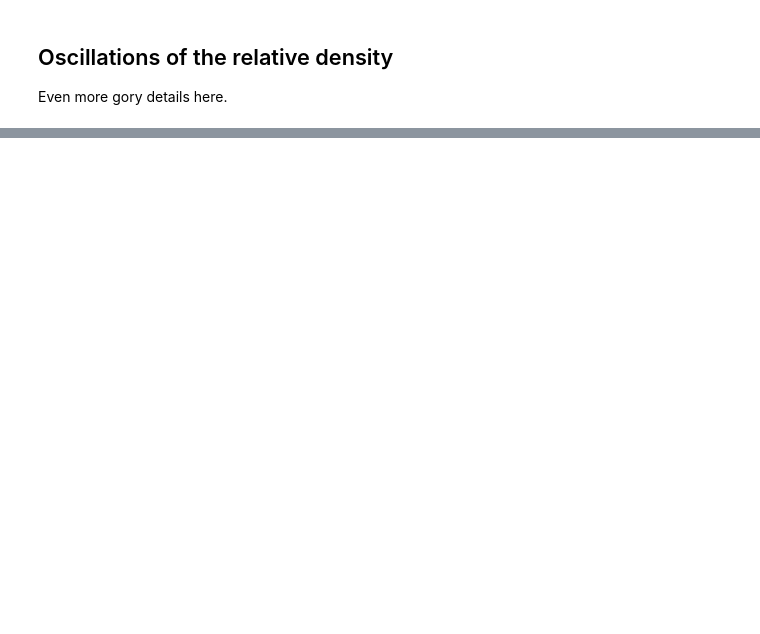
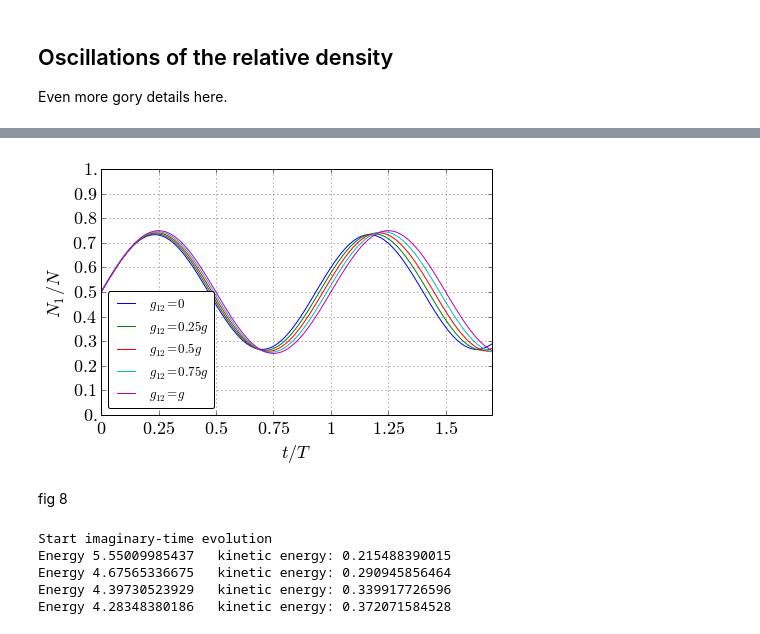
Before and after one commit to AberaAMuhamed/notebooks, a Jupyter notebook: Vortex Dynamics.ipynb, the cells around one changed output, grey strips where cells are left out. Saved outputs shown, nothing was run; the diff lists cells and outputs as text; code cells hidden in the pictures; blank space fills up the shorter version.

```diff
--- a/Vortex Dynamics.ipynb
+++ b/Vortex Dynamics.ipynb
@@ -363,0 +1116,63 @@ Even more gory details here.
+# %%
+def frac(fraction):
+    if fraction == 0.:
+        return '0$'
+    elif fraction == .25:
+        return '0.25 g$'
+    elif fraction == .5:
+        return '0.5 g$'
+    elif fraction == .75:
+        return '0.75 g$'
+    elif fraction == 1.:
+        return 'g$'
+    else:
+        return '$'
+
+fontsize = 18
+time = np.linspace(0, 1.7, 103)
+plt.figure(figsize=(7,4.4))
+for indx in range(len(gAB_over_g_serie)):
+    plt.plot(time, list_N1[indx], label='$g_{12} =' + frac(gAB_over_g_serie[indx]))
+
+
+plt.xlabel('$t/T$', fontsize=fontsize)
+plt.ylabel('$N_1/N$', fontsize=fontsize)
+plt.xticks([0,0.25,0.5,0.75,1, 1.25, 1.5], ['$0$','$0.25$','$0.5$','$0.75$','$1$','$1.25$','$1.5$'], fontsize=fontsize)
+plt.yticks([0,0.1,0.2,0.3,0.4,0.5,0.6,0.7,0.8,0.9,1],
+           ['$0.$','$0.1$','$0.2$','$0.3$','$0.4$','$0.5$','$0.6$','$0.7$','$0.8$','$0.9$','$1.$',],
+           fontsize=fontsize)
+plt.xlim(0,1.7)
+plt.grid()
+plt.legend(fontsize=fontsize-5, loc=0, fancybox=True)
+plt.savefig('density_g12.pdf')
+plt.show()
+# %% [output]
+[figure, added]
+# %% [markdown]
+fig 8
+# %%
+# linear size of the lattice
+dim=100
+periodic = False
+vortex = False
+ext_potential = True
+
+# number of Rabi periods to be simulated
+Rabi_periods_to_be_simulated = 1.
+
+# start evolution
+Rabi_period = np.pi
+coupling = 20.
+phase_diff = np.pi/3.
+gAB_over_g = 1.
+N1, N2, phase1, phase2 = density_oscillation(dim, periodic, Rabi_period, coupling, Rabi_periods_to_be_simulated,
+                               gAB_over_g, vortex, ext_potential, phase_diff)
+
+eta = np.array(N2) - np.array(N1)
+phi = np.array(phase2) - np.array(phase1)
+# %% [output]
+Start imaginary-time evolution
+Energy 5.55009985437   kinetic energy: 0.215488390015
+Energy 4.67565336675   kinetic energy: 0.290945856464
+Energy 4.39730523929   kinetic energy: 0.339917726596
+Energy 4.28348380186   kinetic energy: 0.372071584528
```
Also changed, not shown: parts of 25 cells of this notebook.
